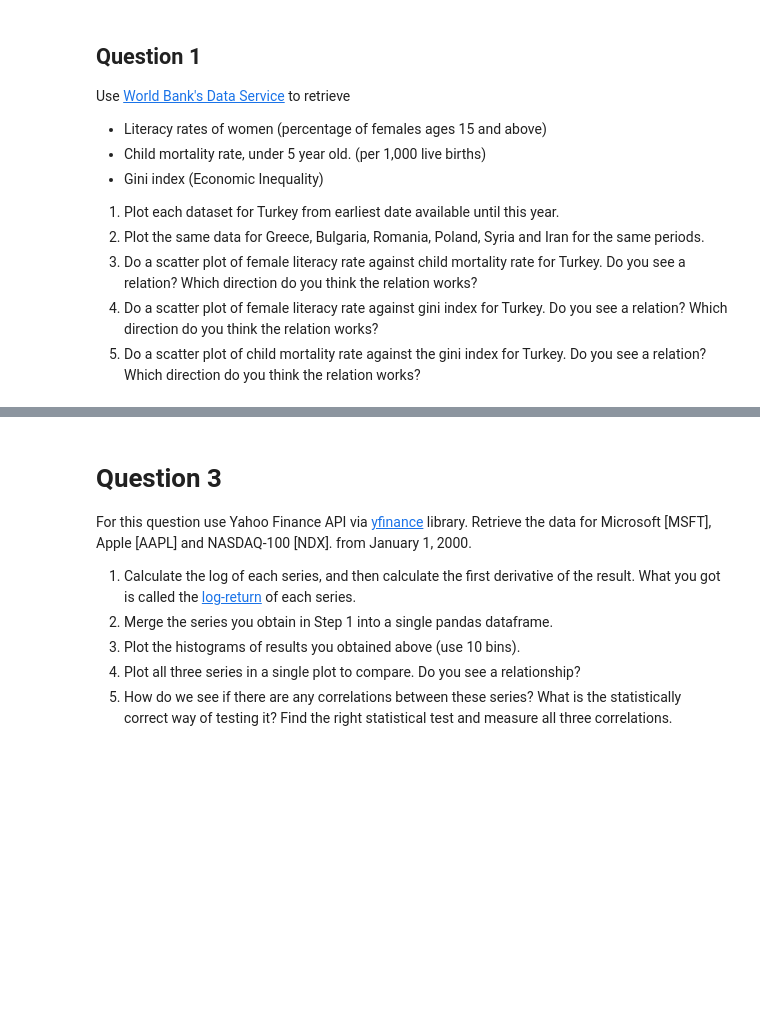
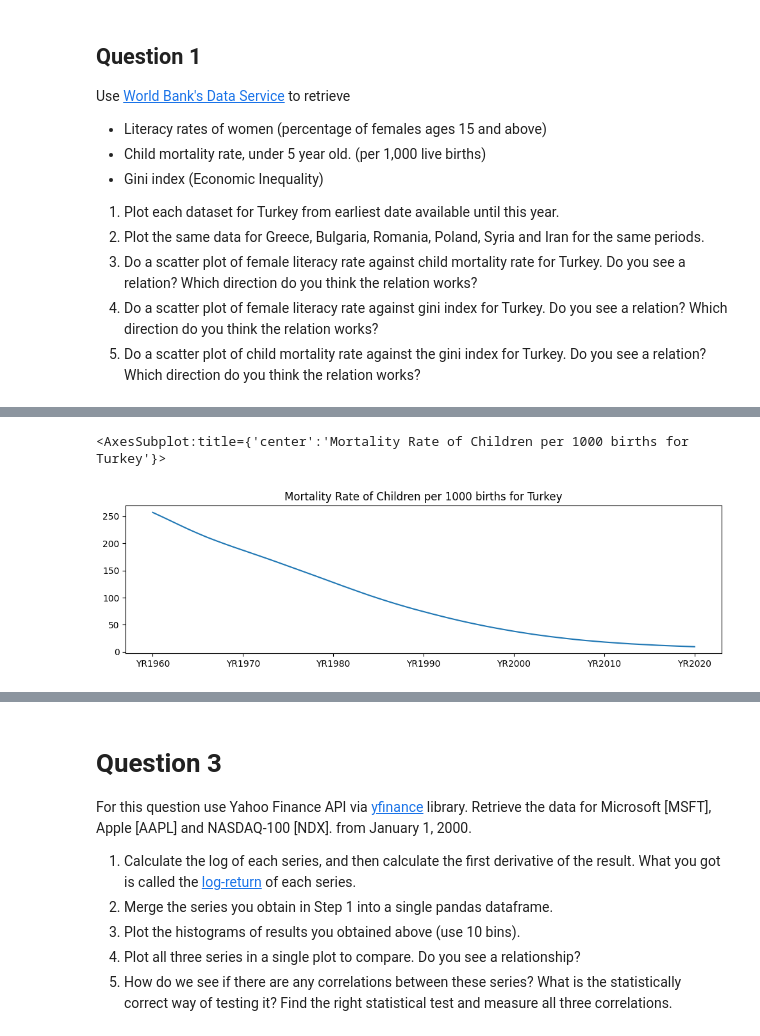
Before and after one commit to kaygun/2022-Fall-388E, a Jupyter notebook: HW1.ipynb, the cells around one changed output, grey strips where cells are left out. Saved outputs shown, nothing was run; the diff lists cells and outputs as text; code cells hidden in the pictures; blank space fills up the shorter version.

```diff
--- a/HW1.ipynb
+++ b/HW1.ipynb
@@ -18,0 +45,5 @@ Use [World Bank's Data Service](https://data.worldbank.org/) to retrieve
+# %%
+workSpace['mortality']['data'].loc['TUR',:].dropna().plot(figsize=(12,3),title='Mortality Rate of Children per 1000 births for Turkey')
+# %% [output]
+<AxesSubplot:title={'center':'Mortality Rate of Children per 1000 births for Turkey'}>
+[figure, added]
```
Also changed, not shown: parts of 22 cells of this notebook.
